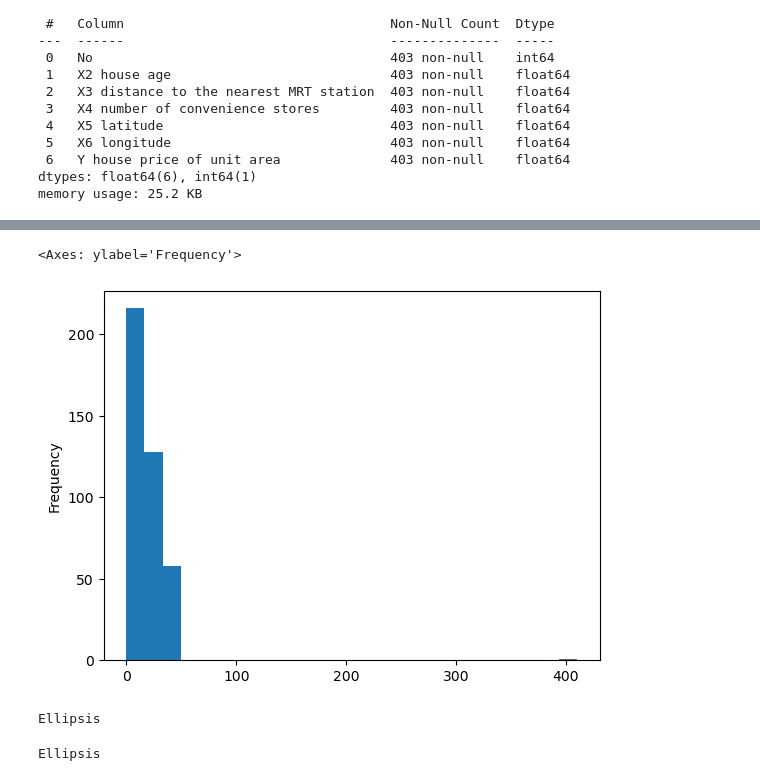
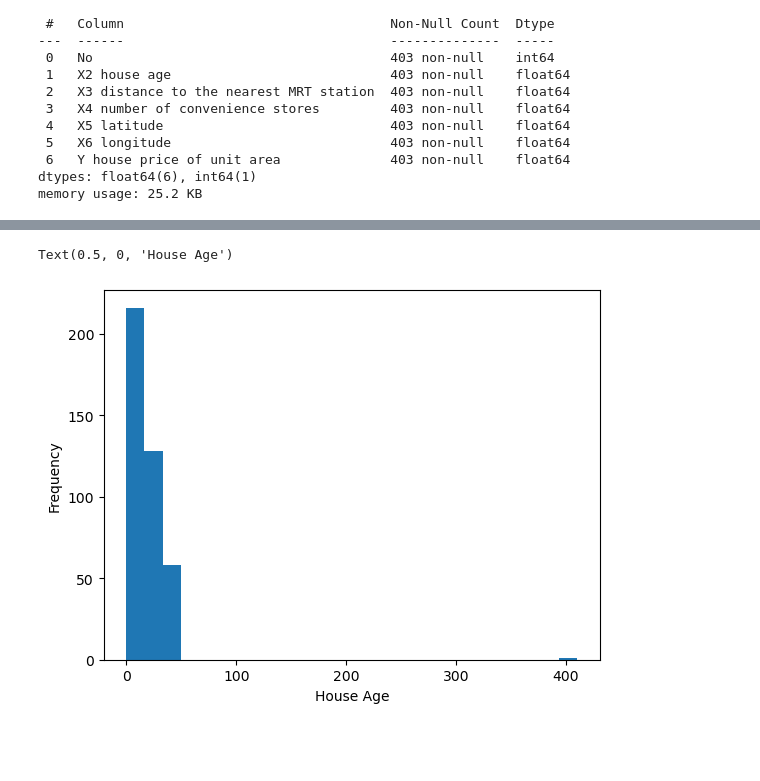
Before and after one commit to ufomaok/tkh_ds_uo_w1, a Jupyter notebook: 1.07/11_13/code_along/data_cleaning.ipynb, the cells around one changed output, grey strips where cells are left out. Drawn from its saved outputs; the diff is of its cells as text; code cells hidden in the pictures; blank space fills up the shorter version.

```diff
--- a/1.07/11_13/code_along/data_cleaning.ipynb
+++ b/1.07/11_13/code_along/data_cleaning.ipynb
@@ -157,13 +158,14 @@ df_new.describe()
 # %%
 # TODO: Great! We removed missing values, as well as unexpected strings. However, there is still more...
 # Notice the "skewness" of "X2 house age"
 # Let's plot to see what's going on
 # Documentation: https://pandas.pydata.org/docs/reference/api/pandas.DataFrame.plot.hist.html
 
 df_new["X2 house age"].plot.hist(bins=25)
+plt.xlabel("House Age")
 # %% [output]
-<Axes: ylabel='Frequency'>
+Text(0.5, 0, 'House Age')
-[figure, old version]
+[figure, new version]
 # %%
 # TODO: If an outlier is not too extreme, we generally want to keep it (more data the better)
 # However, this is a ridiculous value and most likely represents an erroneous value or an error in our collection-techniques
@@ -172,14 +176,5 @@ df_new["X2 house age"].plot.hist(bins=25)
-# %%
-# TODO: Let's observe our distribution again... (looking better!)
-# (we should do this check for ALL columns)
-
-...
-# %% [output]
-Ellipsis
 # %%
 # TODO: Often times when we get a dataset, there is a row index label. This is often superfluous and unneeded in our analysis
 # let's drop it, as well as Latitude & Longitude
 
-...
+df_new = df_new.drop(columns=["No", "X5 latitude", "X6 longitude"])
-# %% [output]
-Ellipsis
```
Also changed, not shown: parts of 7 cells of this notebook, 1 other file.
